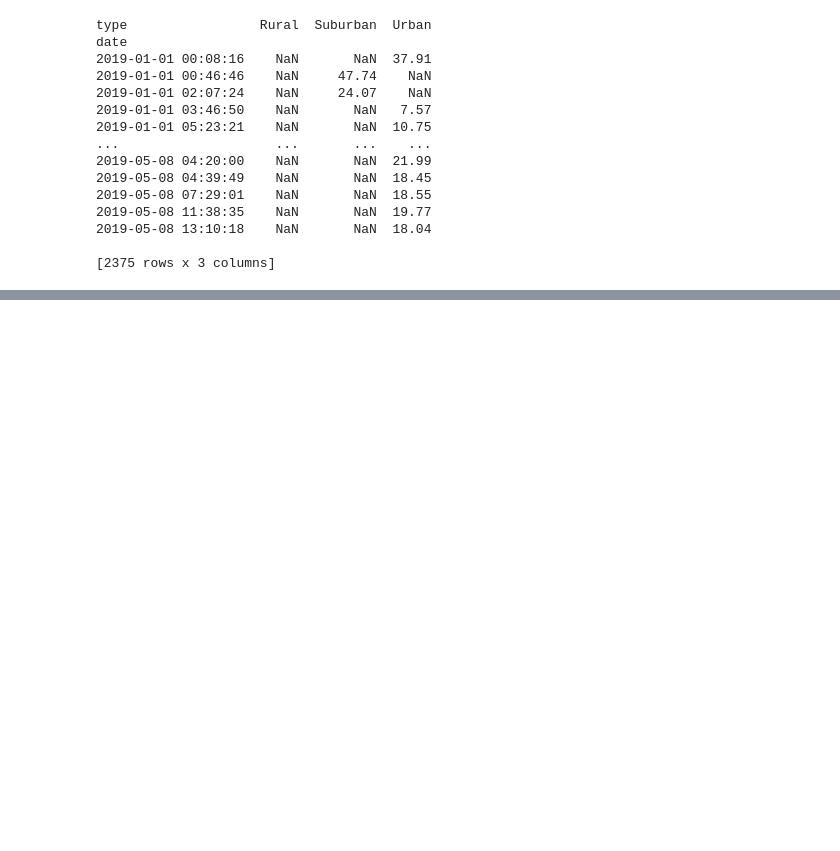
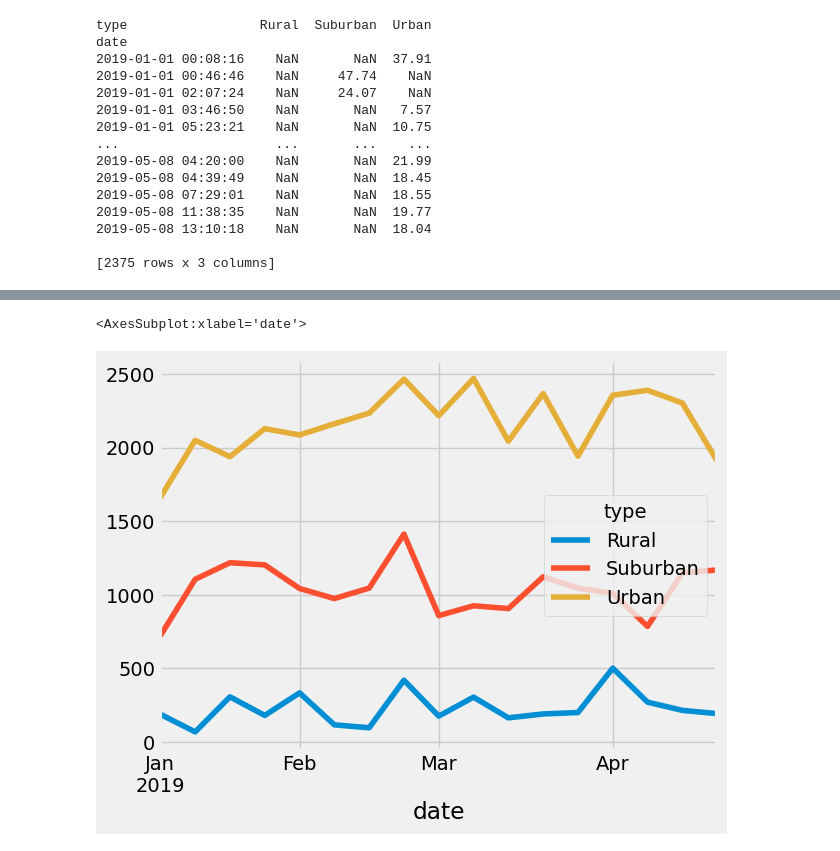
Before and after one commit to teresa-le/PyBer_Analysis, a Jupyter notebook: PyBer_Challenge.ipynb, the cells around one changed output, grey strips where cells are left out. Drawn from its saved outputs; the diff is of its cells as text; code cells hidden in the pictures; blank space fills up the shorter version.

```diff
--- a/PyBer_Challenge.ipynb
+++ b/PyBer_Challenge.ipynb
@@ -197,3 +197,6 @@ date
 [2375 rows x 3 columns]
 # %%
 # 4. Create a new DataFrame from the pivot table DataFrame using loc on the given dates, '2019-01-01':'2019-04-28'.
+
+total_fare_jan_april = total_fare_by_date_pivot.loc['2019-01-01':'2019-04-28']
+print(total_fare_jan_april)
@@ -200,5 +219,5 @@ date
 # %%
 # 5. Set the "date" index to datetime datatype. This is necessary to use the resample() method in Step 8.
-# df.index = pd.to_datetime(df.index)
+total_fare_jan_april.index = pd.to_datetime(total_fare_jan_april.index)
 # %%
 # 6. Check that the datatype for the index is datetime using df.info()
@@ -205,2 +241,5 @@ date
 # %%
 # 7. Create a new DataFrame using the "resample()" function by week 'W' and get the sum of the fares for each week.
+
+weekly_sample = total_fare_jan_april.resample('W').sum()
+print(weekly_sample)
@@ -207,7 +266,12 @@ date
 # %%
 # 8. Using the object-oriented interface method, plot the resample DataFrame using the df.plot() function.
 
 # Import the style from Matplotlib.
 from matplotlib import style
 # Use the graph style fivethirtyeight.
 style.use('fivethirtyeight')
+
+weekly_sample.plot()
+# %% [output]
+<AxesSubplot:xlabel='date'>
+[figure, added]
```
Also changed, not shown: parts of 3 cells of this notebook.
